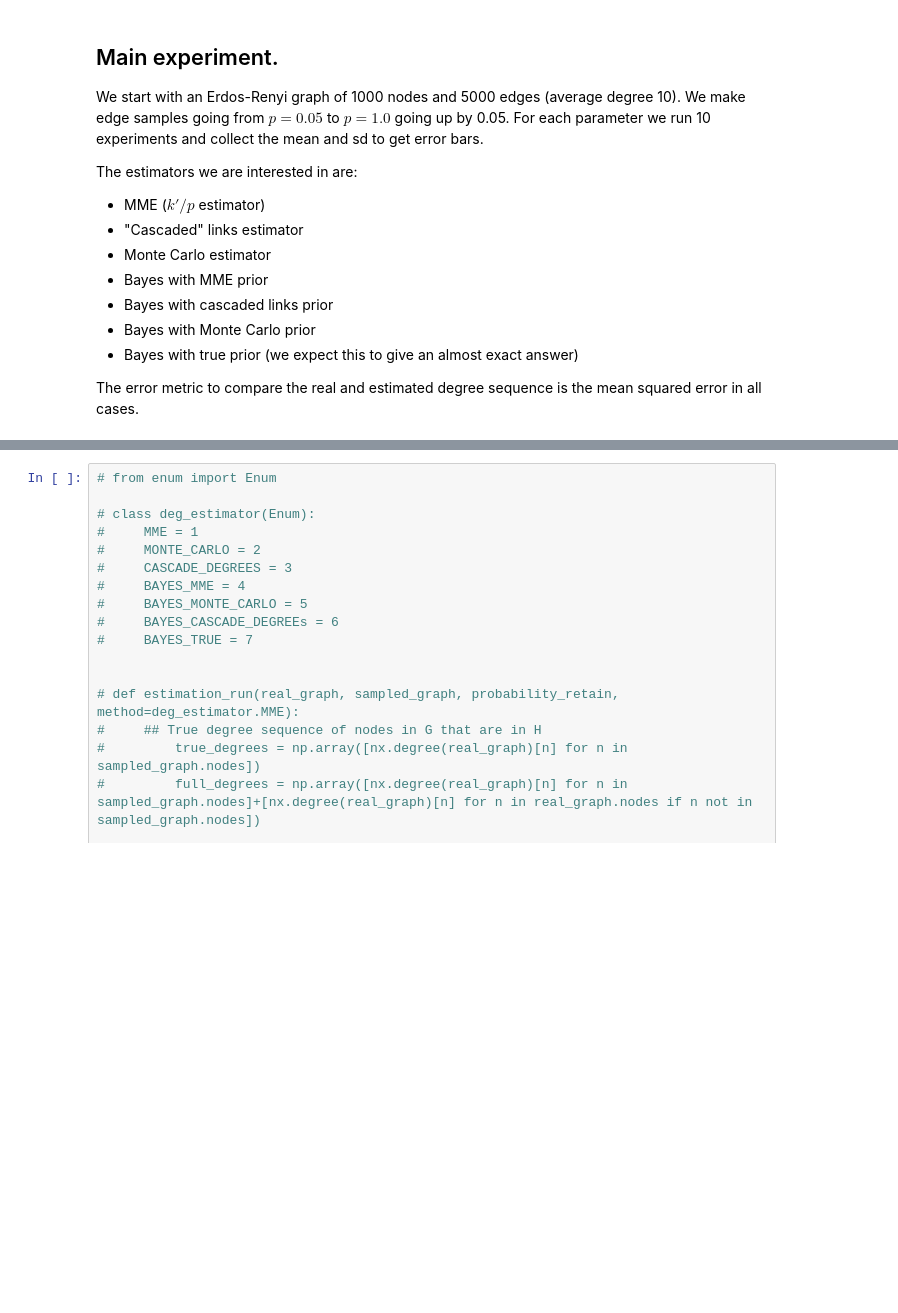
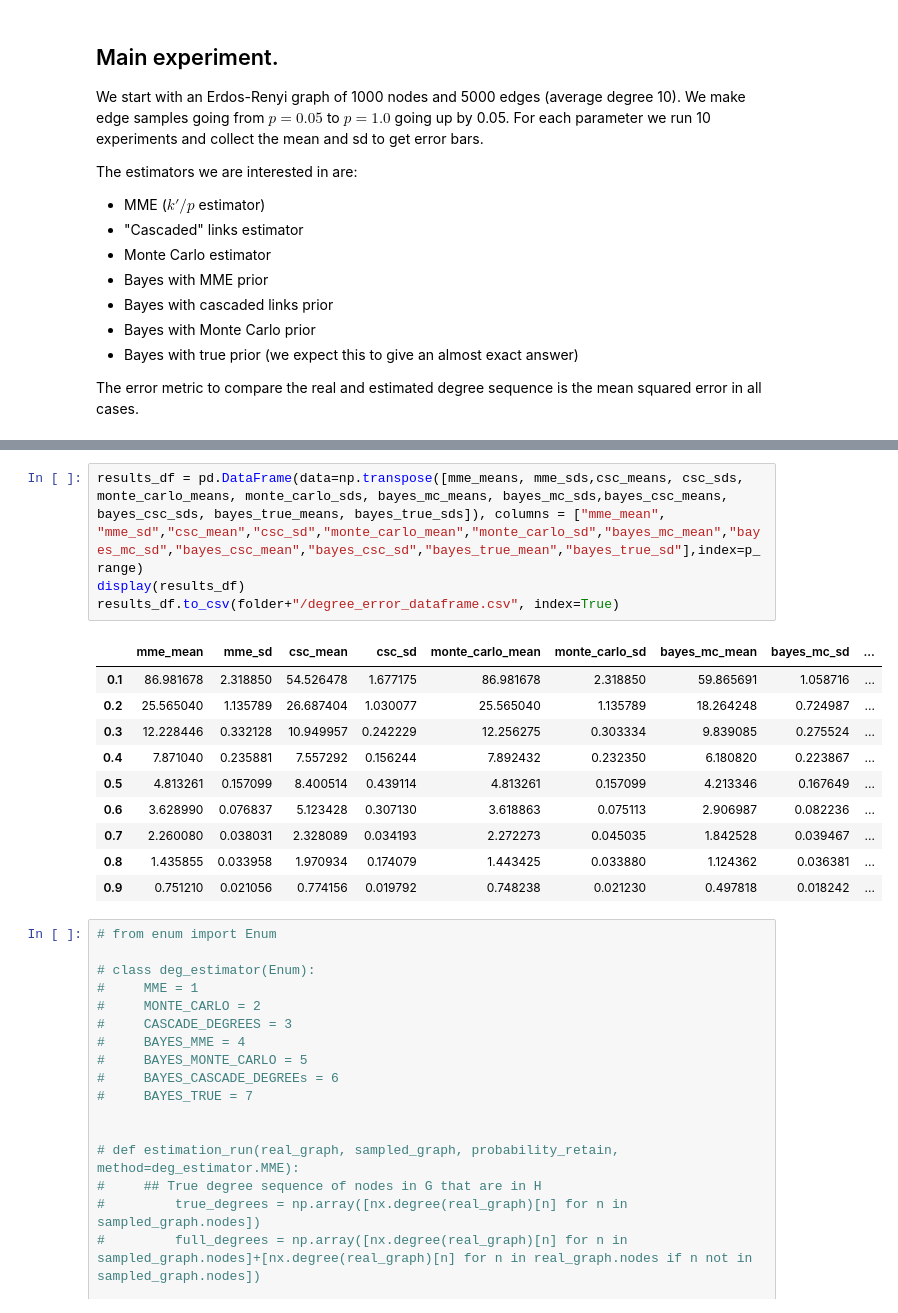
Before and after one commit to narnolddd/sample-nets, a Jupyter notebook: MonteCarloTranslate.ipynb, the cells around one changed output, grey strips where cells are left out. Drawn from its saved outputs; the diff is of its cells as text; blank space fills up the shorter version.

```diff
--- a/MonteCarloTranslate.ipynb
+++ b/MonteCarloTranslate.ipynb
@@ -321,3 +378,18 @@ Experiment 9
+# %%
+results_df = pd.DataFrame(data=np.transpose([mme_means, mme_sds,csc_means, csc_sds, monte_carlo_means, monte_carlo_sds, bayes_mc_means, bayes_mc_sds,bayes_csc_means, bayes_csc_sds, bayes_true_means, bayes_true_sds]), columns = ["mme_mean", "mme_sd","csc_mean","csc_sd","monte_carlo_mean","monte_carlo_sd","bayes_mc_mean","bayes_mc_sd","bayes_csc_mean","bayes_csc_sd","bayes_true_mean","bayes_true_sd"],index=p_range)
+display(results_df)
+results_df.to_csv(folder+"/degree_error_dataframe.csv", index=True)
+# %% [output]
+|  | mme_mean | mme_sd | csc_mean | csc_sd | monte_carlo_mean | monte_carlo_sd | bayes_mc_mean | bayes_mc_sd | ... |
+| 0.1 | 86.981678 | 2.318850 | 54.526478 | 1.677175 | 86.981678 | 2.318850 | 59.865691 | 1.058716 | ... |
+| 0.2 | 25.565040 | 1.135789 | 26.687404 | 1.030077 | 25.565040 | 1.135789 | 18.264248 | 0.724987 | ... |
+| 0.3 | 12.228446 | 0.332128 | 10.949957 | 0.242229 | 12.256275 | 0.303334 | 9.839085 | 0.275524 | ... |
+| 0.4 | 7.871040 | 0.235881 | 7.557292 | 0.156244 | 7.892432 | 0.232350 | 6.180820 | 0.223867 | ... |
+| 0.5 | 4.813261 | 0.157099 | 8.400514 | 0.439114 | 4.813261 | 0.157099 | 4.213346 | 0.167649 | ... |
+| 0.6 | 3.628990 | 0.076837 | 5.123428 | 0.307130 | 3.618863 | 0.075113 | 2.906987 | 0.082236 | ... |
+| 0.7 | 2.260080 | 0.038031 | 2.328089 | 0.034193 | 2.272273 | 0.045035 | 1.842528 | 0.039467 | ... |
+| 0.8 | 1.435855 | 0.033958 | 1.970934 | 0.174079 | 1.443425 | 0.033880 | 1.124362 | 0.036381 | ... |
+| 0.9 | 0.751210 | 0.021056 | 0.774156 | 0.019792 | 0.748238 | 0.021230 | 0.497818 | 0.018242 | ... |
 # %%
 # from enum import Enum
 
```
Also changed, not shown: parts of 15 cells of this notebook, 3 other files.
